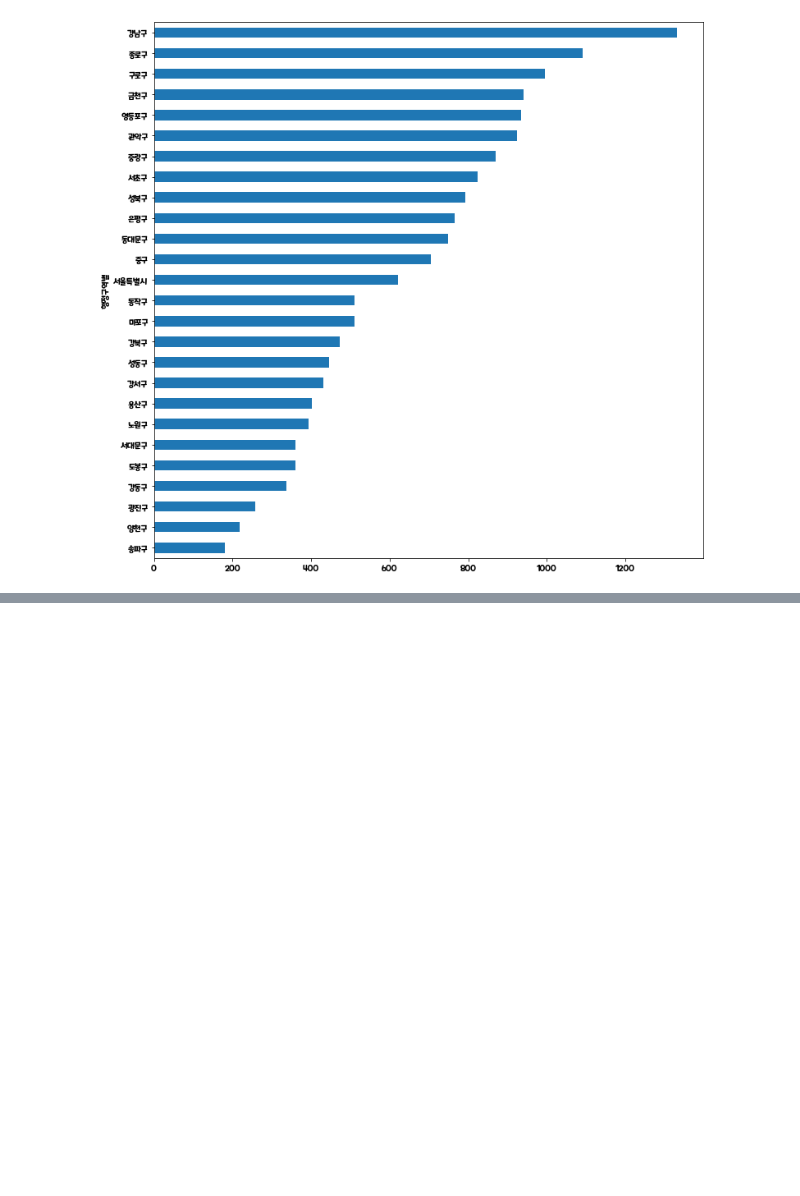
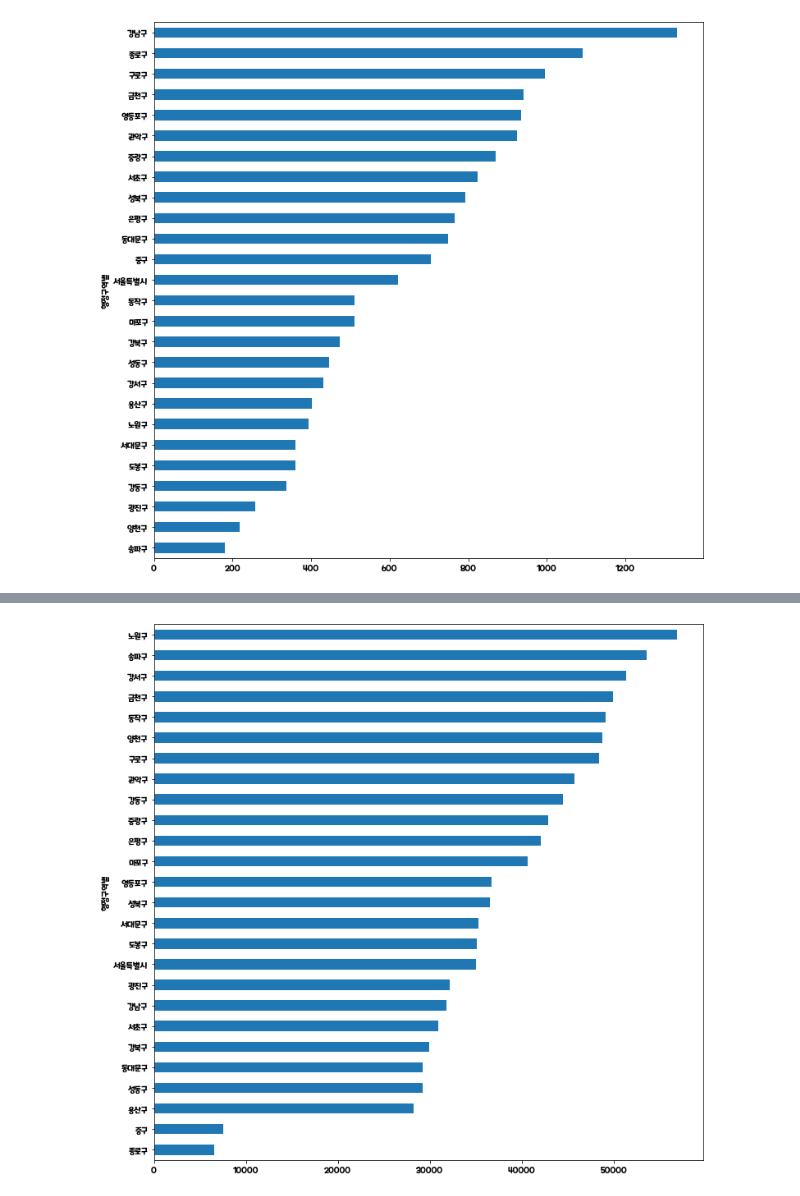
Before and after one commit to dlaghwls1104/ICU, a Jupyter notebook: CCTV_Seoul_Analysis.ipynb, the cells around one changed output, grey strips where cells are left out. Cells and saved outputs as stored; diff of their text form; code cells hidden in the pictures; blank space fills up the shorter version.

Commit message:
police_analysis_add

```diff
--- a/CCTV_Seoul_Analysis.ipynb
+++ b/CCTV_Seoul_Analysis.ipynb
@@ -89,0 +93,9 @@ plt.show()
+# %%
+police_substation = pd.read_csv("data/경찰청_전국 경찰관서 현황_20211231.csv", encoding="cp949")
+police_substation.set_index("연번", inplace=True)
+police_substation_seoul = police_substation.loc[police_substation["전체기관명"].str.contains("서울")]
+name_list = police_substation_seoul["전체기관명"].str.split(" ", expand=True)
+name_list.drop(0, axis = 1, inplace=True)
+name_list.columns = ["경찰청명", "지역구경찰서명", "관서명"]
+police_substation_seoul = pd.concat([police_substation_seoul, name_list], axis = 1)
+police_substation_seoul
@@ -89,0 +117,6 @@ plt.show()
+# %%
+location_list = police_substation_seoul["도로명주소"].str.split(" ", expand=True)
+location_list.rename(columns={1: "행정구역별"}, inplace=True)
+location_list = location_list["행정구역별"]
+police_substation_seoul = pd.concat([police_substation_seoul, location_list], axis = 1)
+police_substation_seoul.head()
@@ -89,0 +131,7 @@ plt.show()
+# %%
+police_substation_seoul1 = pd.DataFrame(police_substation_seoul["행정구역별"].value_counts())
+police_substation_seoul1.columns = ["행정구역별관서합계"]
+police_substation_seoul1.index.name = "행정구역별"
+police_substation_seoul1.loc["서울특별시"] = police_substation_seoul1["행정구역별관서합계"].sum()
+pop_cctv_seoul = pd.merge(pop_cctv_seoul, police_substation_seoul1, how="left", on="행정구역별")
+pop_cctv_seoul
@@ -89,0 +157,8 @@ plt.show()
+# %%
+pop_cctv_seoul["1개소당책임인구"] = pop_cctv_seoul["총인구(명)"] / pop_cctv_seoul["행정구역별관서합계"]
+pop_cctv_seoul.sort_values("1개소당책임인구", ascending=False).head(6)
+plt.figure(figsize=(12, 12))
+pop_cctv_seoul["1개소당책임인구"].sort_values().plot(kind = "barh")
+plt.show()
+# %% [output]
+[figure, added]
```
Also changed, not shown: parts of 5 cells of this notebook.
